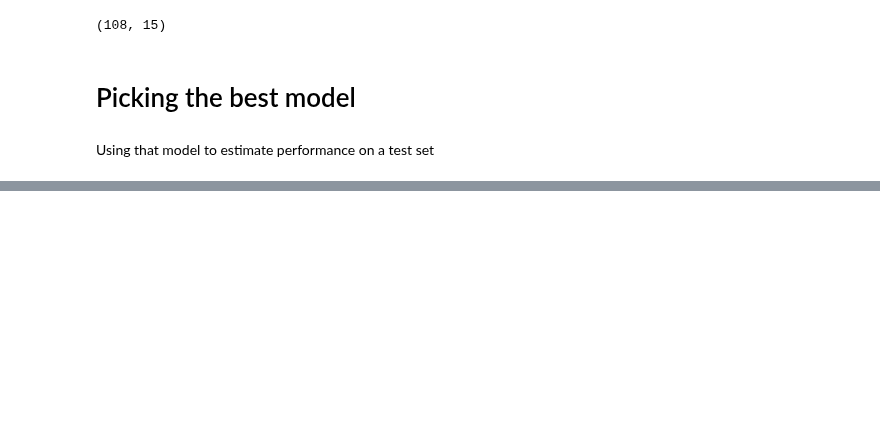
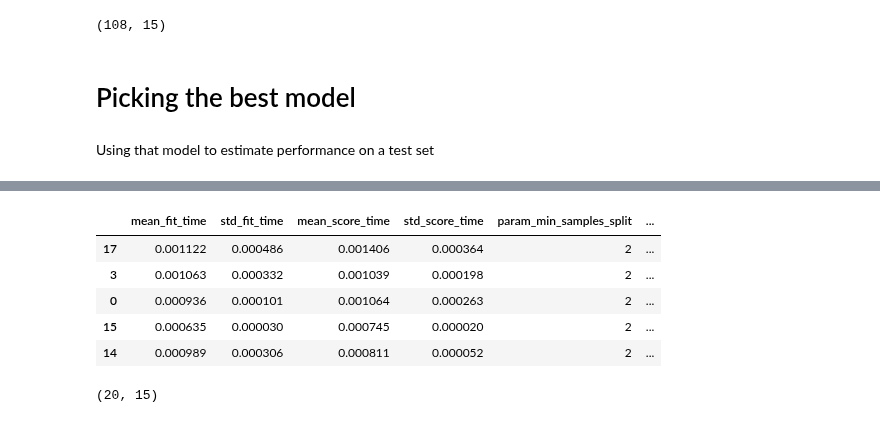
Before and after one commit to Hospital-Da-Luz-Learning-Health/MLCatolica25, a Jupyter notebook: Aula 8 - Metrics & Model Optimization/Grid Search - Learning Notebook.ipynb, the cells around one changed output, grey strips where cells are left out. Cells and saved outputs as stored; diff of their text form; code cells hidden in the pictures; blank space fills up the shorter version.

```diff
--- a/Aula 8 - Metrics & Model Optimization/Grid Search - Learning Notebook.ipynb
+++ b/Aula 8 - Metrics & Model Optimization/Grid Search - Learning Notebook.ipynb
@@ -211,0 +215,20 @@ f1
+# %%
+param_grid = {
+    'max_depth': [3, 5, 7, 9],
+    'min_samples_split': [2, 5, 10],
+    'min_samples_leaf': [1, 2, 4],
+    'max_features': ['auto', 'sqrt', 'log2']
+}
+# %%
+# init random search
+grid = RandomizedSearchCV(DecisionTreeClassifier(), # your model
+                    param_grid, #the parameter grid
+                    cv=3, #how many folds do you want in your cross-validation
+                    scoring='f1', # what scoring metric do you want. More here: https://scikit-learn.org/stable/modules/model_evaluation.html
+                    verbose=1, # to show the messages during training
+                    n_jobs=-1, # how many cores to use in your computer
+                    n_iter=20, # how many iterations do you want to do,
+                    random_state=40
+                    )
+# %%
+grid.fit(X_train, y_train)
@@ -211,0 +262,12 @@ f1
+# %%
+results = pd.DataFrame(grid.cv_results_).sort_values('rank_test_score')
+results.head(5)
+results.shape
+# %% [output]
+|  | mean_fit_time | std_fit_time | mean_score_time | std_score_time | param_min_samples_split | ... |
+| 17 | 0.001122 | 0.000486 | 0.001406 | 0.000364 | 2 | ... |
+| 3 | 0.001063 | 0.000332 | 0.001039 | 0.000198 | 2 | ... |
+| 0 | 0.000936 | 0.000101 | 0.001064 | 0.000263 | 2 | ... |
+| 15 | 0.000635 | 0.000030 | 0.000745 | 0.000020 | 2 | ... |
+| 14 | 0.000989 | 0.000306 | 0.000811 | 0.000052 | 2 | ... |
+(20, 15)
```
Also changed, not shown: parts of 13 cells of this notebook.
